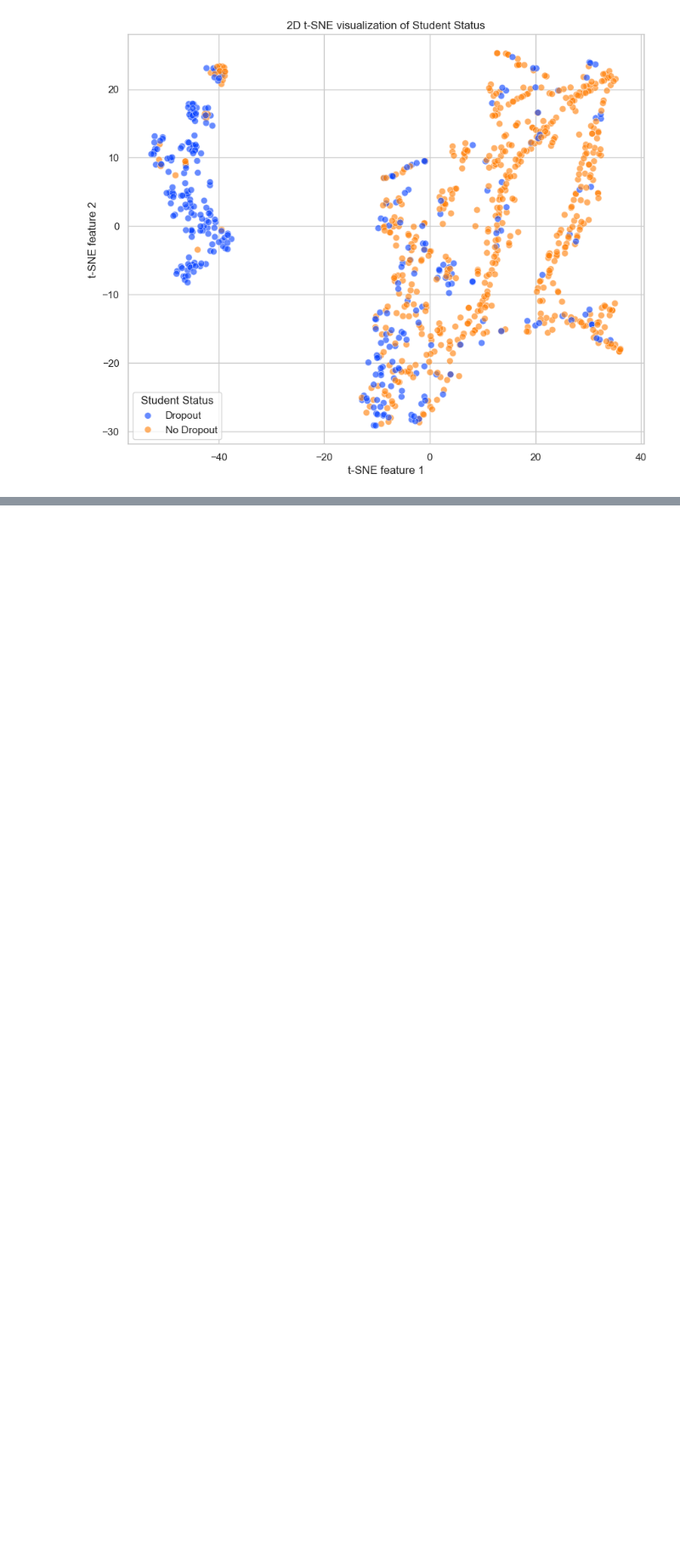
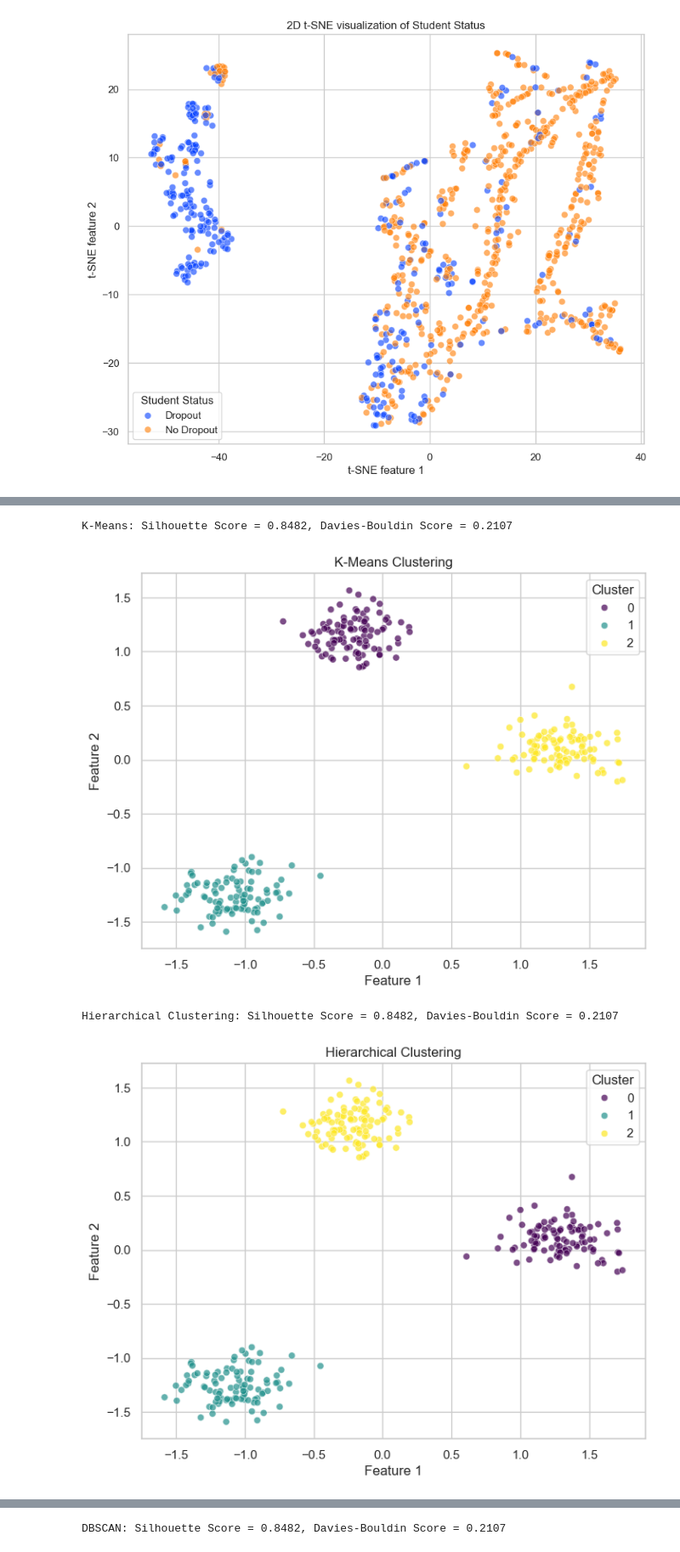
Before and after one commit to abhhiixxhek/StudentRetention, a Jupyter notebook: retention.ipynb, the cells around one changed output, grey strips where cells are left out. Shown at 85% size. Drawn from its saved outputs; the diff is of its cells as text; code cells hidden in the pictures; blank space fills up the shorter version.

```diff
--- a/retention.ipynb
+++ b/retention.ipynb
@@ -1018,0 +1021,70 @@ plt.show()
+# %%
+from sklearn.preprocessing import StandardScaler
+from sklearn.cluster import KMeans, AgglomerativeClustering, DBSCAN
+from sklearn.mixture import GaussianMixture
+from sklearn.metrics import silhouette_score, davies_bouldin_score
+from scipy.cluster.hierarchy import dendrogram, linkage
+
+# Generate sample data
+from sklearn.datasets import make_blobs
+X, _ = make_blobs(n_samples=300, centers=3, cluster_std=1.0, random_state=42)
+
+# Standardizing the data
+scaler = StandardScaler()
+X_scaled = scaler.fit_transform(X)
+
+# Function to plot clusters
+def plot_clusters(X, labels, title):
+    plt.figure(figsize=(8, 6))
+    sns.scatterplot(x=X[:, 0], y=X[:, 1], hue=labels, palette='viridis', alpha=0.7)
+    plt.title(title)
+    plt.xlabel('Feature 1')
+    plt.ylabel('Feature 2')
+    plt.legend(title='Cluster')
+    plt.show()
+
+# K-Means Clustering
+kmeans = KMeans(n_clusters=3, random_state=42, n_init=10)
+kmeans_labels = kmeans.fit_predict(X_scaled)
+kmeans_silhouette = silhouette_score(X_scaled, kmeans_labels)
+kmeans_davies_bouldin = davies_bouldin_score(X_scaled, kmeans_labels)
+print(f"K-Means: Silhouette Score = {kmeans_silhouette:.4f}, Davies-Bouldin Score = {kmeans_davies_bouldin:.4f}")
+plot_clusters(X_scaled, kmeans_labels, "K-Means Clustering")
+
+# Hierarchical Clustering
+hierarchical = AgglomerativeClustering(n_clusters=3)
+hierarchical_labels = hierarchical.fit_predict(X_scaled)
+hierarchical_silhouette = silhouette_score(X_scaled, hierarchical_labels)
+hierarchical_davies_bouldin = davies_bouldin_score(X_scaled, hierarchical_labels)
+print(f"Hierarchical Clustering: Silhouette Score = {hierarchical_silhouette:.4f}, Davies-Bouldin Score = {hierarchical_davies_bouldin:.4f}")
+plot_clusters(X_scaled, hierarchical_labels, "Hierarchical Clustering")
+
+# Plot Dendrogram
+plt.figure(figsize=(10, 5))
+linked = linkage(X_scaled, method='ward')
+dendrogram(linked)
+plt.title("Hierarchical Clustering Dendrogram")
+plt.xlabel("Sample Index")
+plt.ylabel("Distance")
+plt.show()
+
+# DBSCAN Clustering
+dbscan = DBSCAN(eps=0.5, min_samples=5)
+dbscan_labels = dbscan.fit_predict(X_scaled)
+dbscan_silhouette = silhouette_score(X_scaled, dbscan_labels) if len(set(dbscan_labels)) > 1 else -1
+dbscan_davies_bouldin = davies_bouldin_score(X_scaled, dbscan_labels) if len(set(dbscan_labels)) > 1 else -1
+print(f"DBSCAN: Silhouette Score = {dbscan_silhouette:.4f}, Davies-Bouldin Score = {dbscan_davies_bouldin:.4f}")
+plot_clusters(X_scaled, dbscan_labels, "DBSCAN Clustering")
+
+# Gaussian Mixture Model (GMM)
+gmm = GaussianMixture(n_components=3, random_state=42)
+gmm_labels = gmm.fit_predict(X_scaled)
+gmm_silhouette = silhouette_score(X_scaled, gmm_labels)
+gmm_davies_bouldin = davies_bouldin_score(X_scaled, gmm_labels)
+print(f"GMM: Silhouette Score = {gmm_silhouette:.4f}, Davies-Bouldin Score = {gmm_davies_bouldin:.4f}")
+plot_clusters(X_scaled, gmm_labels, "Gaussian Mixture Model Clustering")
+# %% [output]
+K-Means: Silhouette Score = 0.8482, Davies-Bouldin Score = 0.2107
+[figure, added]
+Hierarchical Clustering: Silhouette Score = 0.8482, Davies-Bouldin Score = 0.2107
+[figure, added]
@@ -1018,0 +1092 @@ plt.show()
+DBSCAN: Silhouette Score = 0.8482, Davies-Bouldin Score = 0.2107
```
Also changed, not shown: parts of 10 cells of this notebook.
